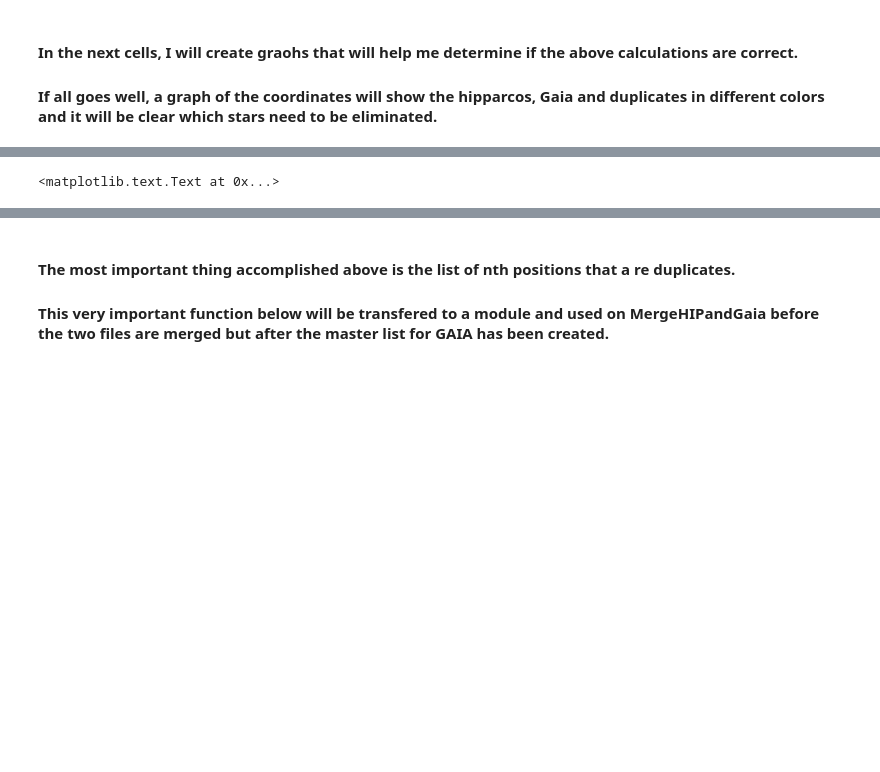
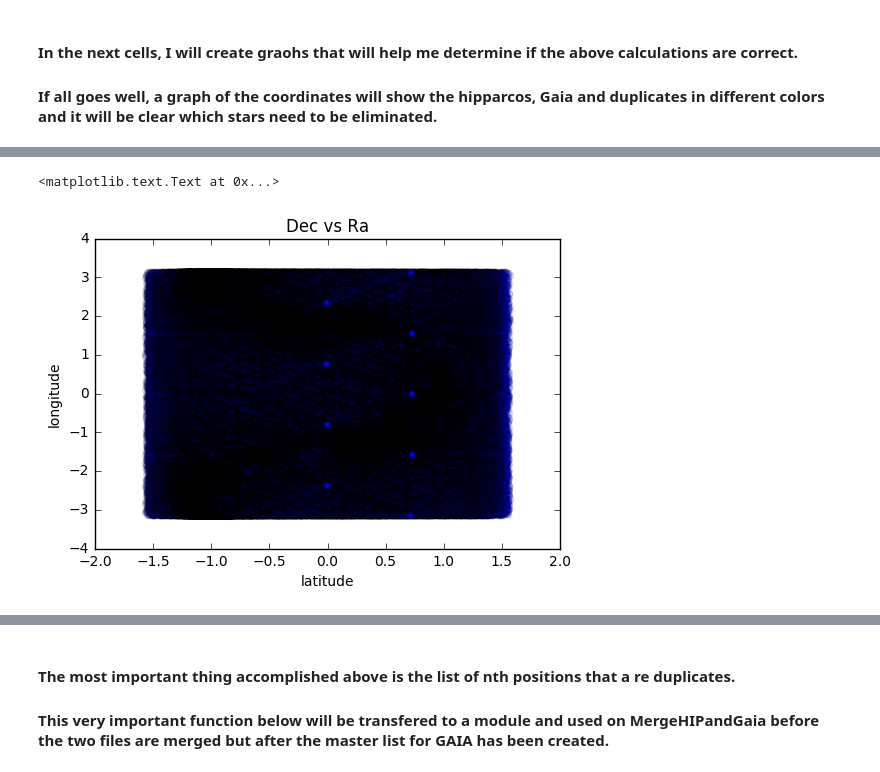
Before and after one commit to zkbt/skyofstars-experiments, a Jupyter notebook: Eliminate Duplicates.ipynb, the cells around one changed output, grey strips where cells are left out. Saved outputs shown, nothing was run; the diff lists cells and outputs as text; code cells hidden in the pictures; blank space fills up the shorter version.

```diff
--- a/Eliminate Duplicates.ipynb
+++ b/Eliminate Duplicates.ipynb
@@ -238,7 +244,7 @@ plt.show
 # %%
-plt.figure(figsize=(9,9))
+#plt.figure(figsize=(9,9))
 plt.title('Dec vs Ra')
-plt.scatter(GaiaDec,GaiaRa, alpha=0.1)
+plt.scatter(gaiaDec,gaiaRa, alpha=0.1)
 plt.xlabel('latitude')
 plt.ylabel('longitude')
 # %% [output]
@@ -247,2 +251,3 @@ plt.ylabel('longitude')
 <matplotlib.text.Text at 0x...>
+[figure, added]
 # %%
```
Also changed, not shown: parts of 10 cells of this notebook.
